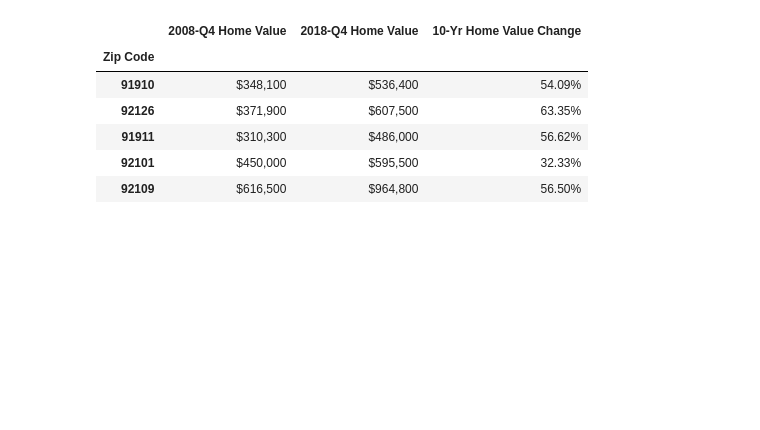
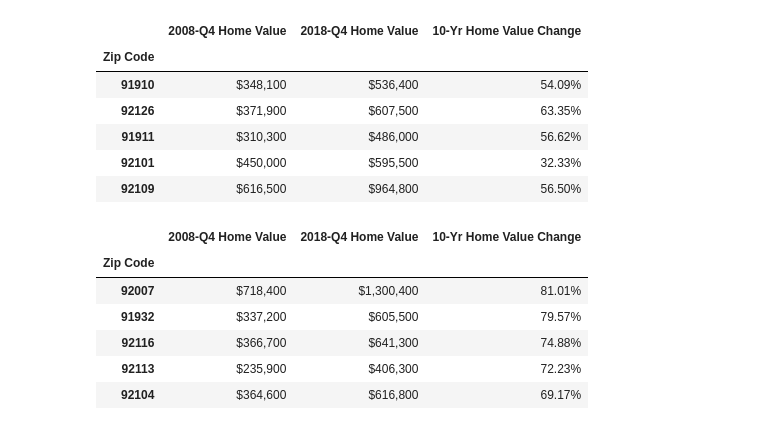
Before and after one commit to cgainor/Housing-and-Income-Appreciation, a Jupyter notebook: Work/ZipCode_10yr_Line.ipynb, the cells around one changed output. Drawn from its saved outputs; the diff is of its cells as text; code cells hidden in the pictures; blank space fills up the shorter version.

```diff
--- a/Work/ZipCode_10yr_Line.ipynb
+++ b/Work/ZipCode_10yr_Line.ipynb
@@ -86,6 +90,25 @@ summary_zips_formatted.head()
 | 91911 | $310,300 | $486,000 | 56.62% |
 | 92101 | $450,000 | $595,500 | 32.33% |
 | 92109 | $616,500 | $964,800 | 56.50% |
+# %%
+# Rank the 10 year zip code data by value change (%) descending
+ranked_zips = summary_zips.sort_values(["10-Yr Home Value Change"], ascending=False)
+ranked_zips.head()
+
+# Make a copy of the sorted dataframe that is formatted for display
+ranked_zips_formatted = ranked_zips.copy()
+ranked_zips_formatted["2008-Q4 Home Value"] = ranked_zips_formatted["2008-Q4 Home Value"].map("${:,.0f}".format)
+ranked_zips_formatted["2018-Q4 Home Value"] = ranked_zips_formatted["2018-Q4 Home Value"].map("${:,.0f}".format)
+ranked_zips_formatted["10-Yr Home Value Change"] = ranked_zips_formatted["10-Yr Home Value Change"].map("{:.2f}%".format)
+ranked_zips_formatted.head()
+# %% [output]
+|  | 2008-Q4 Home Value | 2018-Q4 Home Value | 10-Yr Home Value Change |
+| Zip Code |  |  |  |
+| 92007 | $718,400 | $1,300,400 | 81.01% |
+| 91932 | $337,200 | $605,500 | 79.57% |
+| 92116 | $366,700 | $641,300 | 74.88% |
+| 92113 | $235,900 | $406,300 | 72.23% |
+| 92104 | $364,600 | $616,800 | 69.17% |
 # %%
 # # Place the row with CA into a variable
 # ca_row = state_data.loc[state_data["RegionName"] == "California", :]
```
Also changed, not shown: parts of 5 cells of this notebook.
